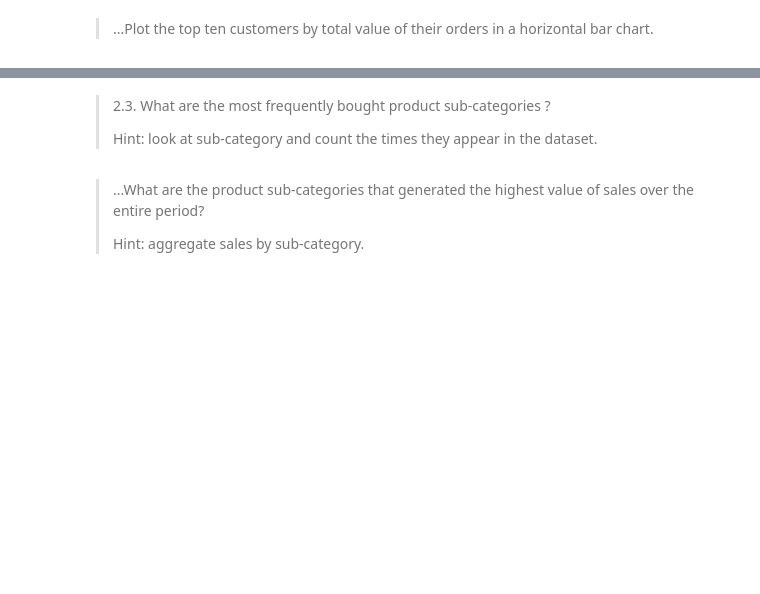
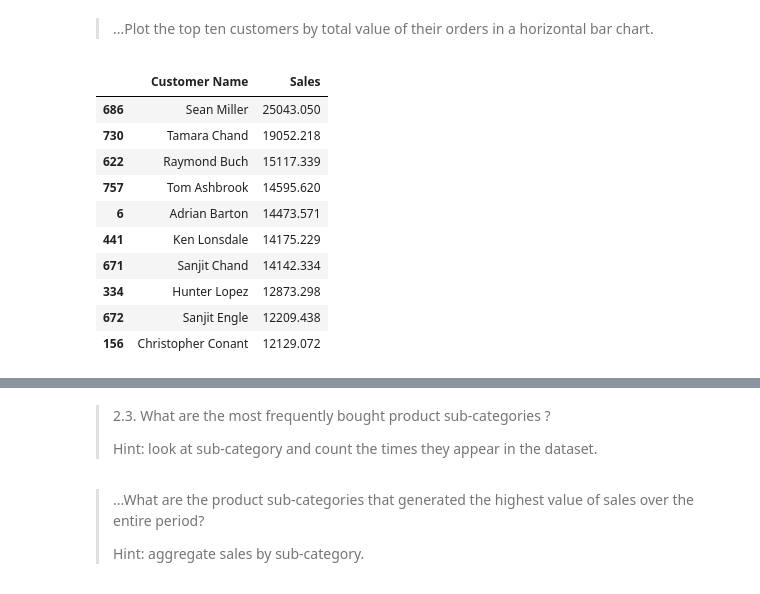
Before and after one commit to KsibiI/DM-ML---Assignment-1, a Jupyter notebook: Assignment1/Assignment1.ipynb, the cells around one changed output, grey strips where cells are left out. Cells and saved outputs as stored; diff of their text form; code cells hidden in the pictures; blank space fills up the shorter version.

```diff
--- a/Assignment1/Assignment1.ipynb
+++ b/Assignment1/Assignment1.ipynb
@@ -281,0 +279,18 @@ dtype: int64
+# %%
+# YOUR CODE HERE
+df6 = df.groupby("Customer Name", as_index=False)["Sales"].sum()
+df10 = df6.sort_values(by='Sales', ascending=False)
+dfTop10 = df10.head(10)
+dfTop10.head(20)
+# %% [output]
+|  | Customer Name | Sales |
+| 686 | Sean Miller | 25043.050 |
+| 730 | Tamara Chand | 19052.218 |
+| 622 | Raymond Buch | 15117.339 |
+| 757 | Tom Ashbrook | 14595.620 |
+| 6 | Adrian Barton | 14473.571 |
+| 441 | Ken Lonsdale | 14175.229 |
+| 671 | Sanjit Chand | 14142.334 |
+| 334 | Hunter Lopez | 12873.298 |
+| 672 | Sanjit Engle | 12209.438 |
+| 156 | Christopher Conant | 12129.072 |
```
Also changed, not shown: parts of 4 cells of this notebook.
